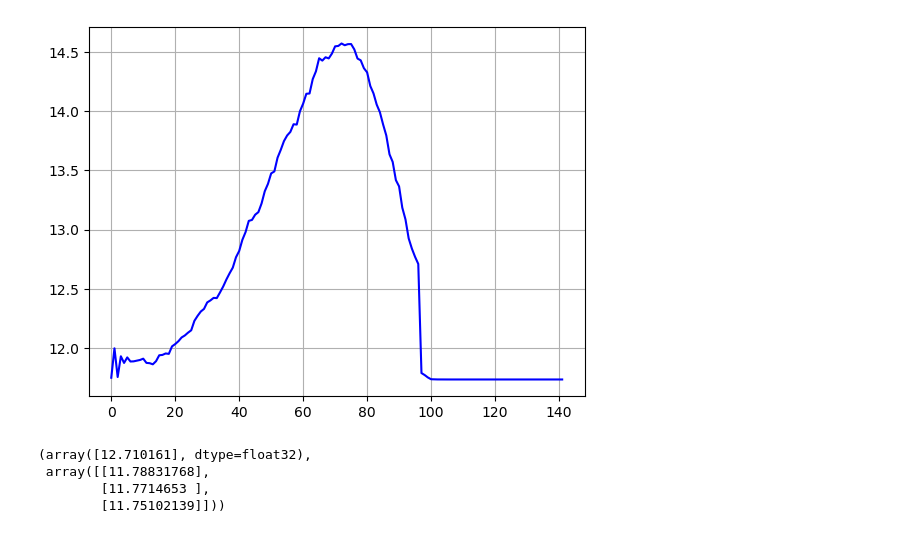
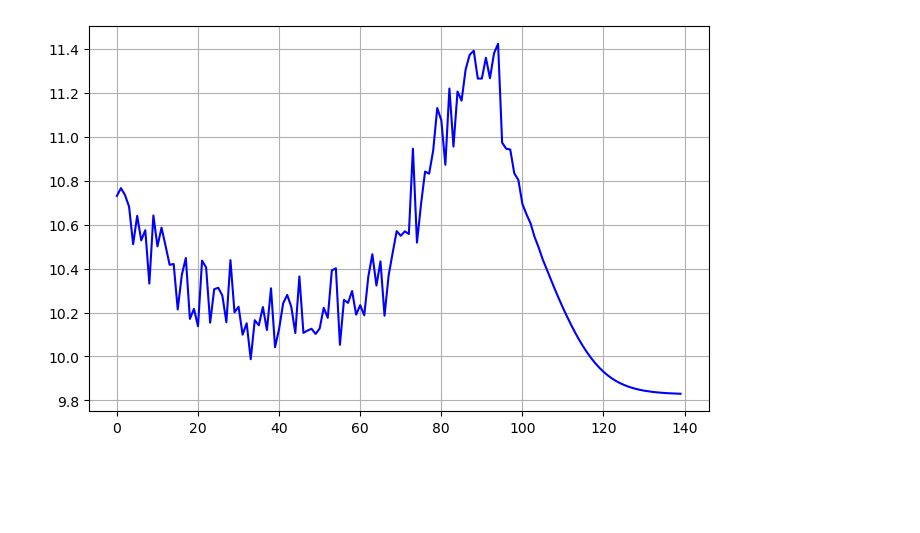
Before and after one commit to Ivy421/5311, a Jupyter notebook: 5311_CA1_PartB.ipynb, the cells around one changed output. Saved outputs shown, nothing was run; the diff lists cells and outputs as text; code cells hidden in the pictures; blank space fills up the shorter version.

```diff
--- a/5311_CA1_PartB.ipynb
+++ b/5311_CA1_PartB.ipynb
@@ -94,0 +90,2 @@ ATBG_pred_bf = model(torch.unsqueeze(X_ATBG_tensor, dim=0)).detach().numpy()
+# %%
+output_BRDW, BRDWmodel = lstm(X_BRDW_tensor,Y_BRDW_tensor, 5, 0.05,2500)
@@ -107,0 +112,9 @@ torch.Size([1, 97, 3])
+# %%
+# BRDW fitting with trained model
+BRDW_pred_df = BRDWmodel(torch.unsqueeze(X_BRDW_tensor, dim=0)).detach().numpy()
+plt.figure(figsize=(9,6))
+plt.plot(np.linspace(0,4.5,95),BRDW_pred_df.reshape(95,1), label="Predicted")
+plt.plot(np.linspace(0,4.5,95),Y_BRDW_tensor, label="True", linestyle='--')
+plt.legend()
+plt.grid()
+plt.show()
@@ -139,16 +151,28 @@ np.array(future_predictions).shape , ATBG_pred_bf.shape
 # %%
-future_predictions = np.array(future_predictions).reshape(45,1)
-total = np.vstack((ATBG_pred_bf.reshape(97,1),future_predictions_arr.reshape(45,1)) )
+## BRDW prediction 4.5 months
+
+current_input = torch.tensor(X_BRDW[-1:], dtype=torch.float32)
+current_input = current_input.unsqueeze( 0)
+future_predictions = []
+
+# iterative prediction
+for _ in range(45):
+    with torch.no_grad():
+        prediction = model(current_input).squeeze().item()
+
+    future_predictions.append(prediction)
+    prediction = torch.tensor([[[prediction]]], dtype=torch.float32)
+    current_input = torch.cat((current_input[:,:,1:],prediction ) , dim =2 )
+
+
+# plot total prediction for ATBG return data
+
+return_future_predictions = scaler.inverse_transform(np.array(future_predictions).reshape(-1,1))
+return_future_predictions = return_future_predictions
+total = np.vstack((scaler.inverse_transform(BRDW_pred_df.reshape(95,1)).reshape(95,1)  ,return_future_predictions) )
+
+plt.figure(figsize = (8,5))
+plt.plot(total[:], color='blue', label='total prediction for 9 months')
+plt.grid()
+# %% [output]
+[figure, added]
-# %%
-plt.plot(total[:], color='blue', label='previous 4.5 months')  # 绘制 arr2，前 10 行
-#plt.plot(total[95:], color='red', label='future 4.5 months')   # 绘制 arr1，从第 11 行开始
-plt.grid()
-# %% [output]
-[figure, removed]
-# %%
-ATBG_pred_bf.reshape(97,1)[-1], future_predictions[:3]
-# %% [output]
-(array([12.710161], dtype=float32),
- array([[11.78831768],
-        [11.7714653 ],
-        [11.75102139]]))
```
Also changed, not shown: parts of 13 cells of this notebook.
